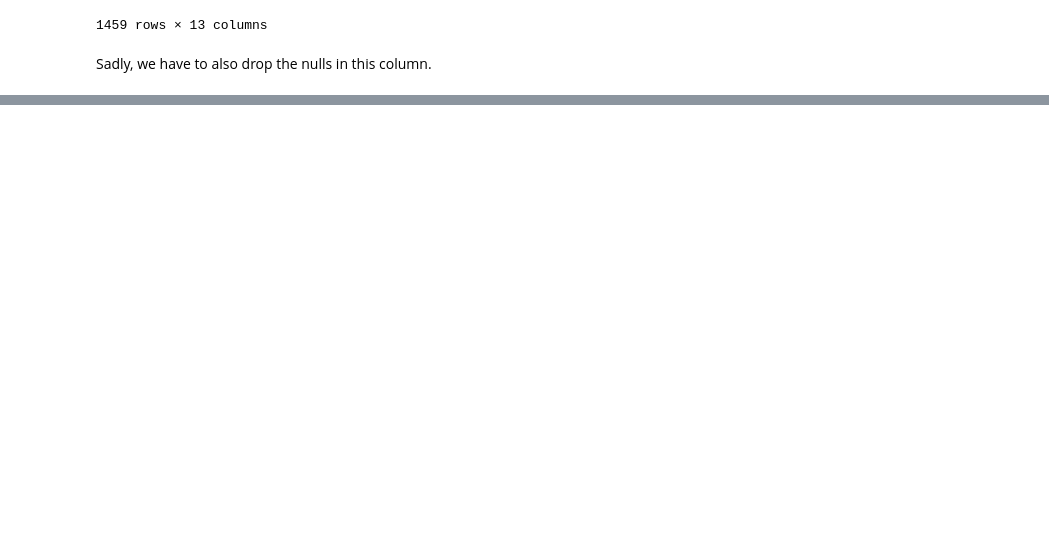
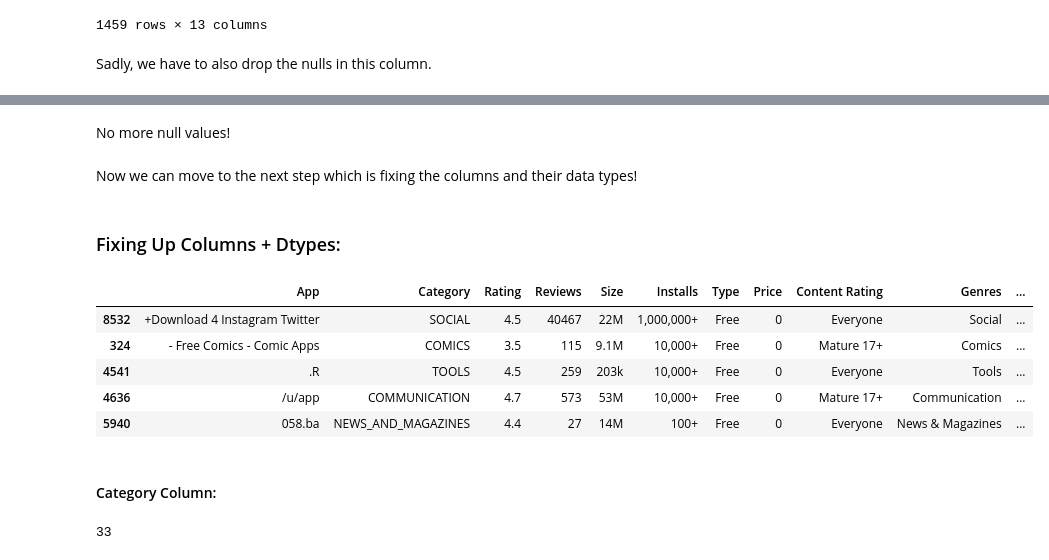
Before and after one commit to assaad-ali/dvc-hackathon, a Jupyter notebook: scripts/data_cleaning.ipynb, the cells around one changed output, grey strips where cells are left out. Cells and saved outputs as stored; diff of their text form; code cells hidden in the pictures; blank space fills up the shorter version.

Commit message:
more cleaning in the data_cleaning notebook

```diff
--- a/scripts/data_cleaning.ipynb
+++ b/scripts/data_cleaning.ipynb
@@ -276,3 +276,7 @@ clean_df[clean_df['Rating'].isna()==True]
 1459 rows × 13 columns
 # %% [markdown]
 Sadly, we have to also drop the nulls in this column.
+# %%
+# dropping the nulls in the Rating column:
+
+clean_df = clean_df.dropna(subset=['Rating'])
@@ -278,0 +302,25 @@ Sadly, we have to also drop the nulls in this column.
+# %% [markdown]
+No more null values!
+# %% [markdown]
+Now we can move to the next step which is fixing the columns and their data types!
+# %% [markdown]
+### Fixing Up Columns + Dtypes:
+# %%
+# having a general look at the data again:
+
+clean_df.head()
+# %% [output]
+|  | App | Category | Rating | Reviews | Size | Installs | Type | Price | Content Rating | Genres | ... |
+| 8532 | +Download 4 Instagram Twitter | SOCIAL | 4.5 | 40467 | 22M | 1,000,000+ | Free | 0 | Everyone | Social | ... |
+| 324 | - Free Comics - Comic Apps | COMICS | 3.5 | 115 | 9.1M | 10,000+ | Free | 0 | Mature 17+ | Comics | ... |
+| 4541 | .R | TOOLS | 4.5 | 259 | 203k | 10,000+ | Free | 0 | Everyone | Tools | ... |
+| 4636 | /u/app | COMMUNICATION | 4.7 | 573 | 53M | 10,000+ | Free | 0 | Mature 17+ | Communication | ... |
+| 5940 | 058.ba | NEWS_AND_MAGAZINES | 4.4 | 27 | 14M | 100+ | Free | 0 | Everyone | News & Magazines | ... |
+# %% [markdown]
+#### Category Column:
+# %%
+# counting the number of unique categories:
+
+clean_df['Category'].nunique()
+# %% [output]
+33
```
Also changed, not shown: parts of 12 cells of this notebook.
